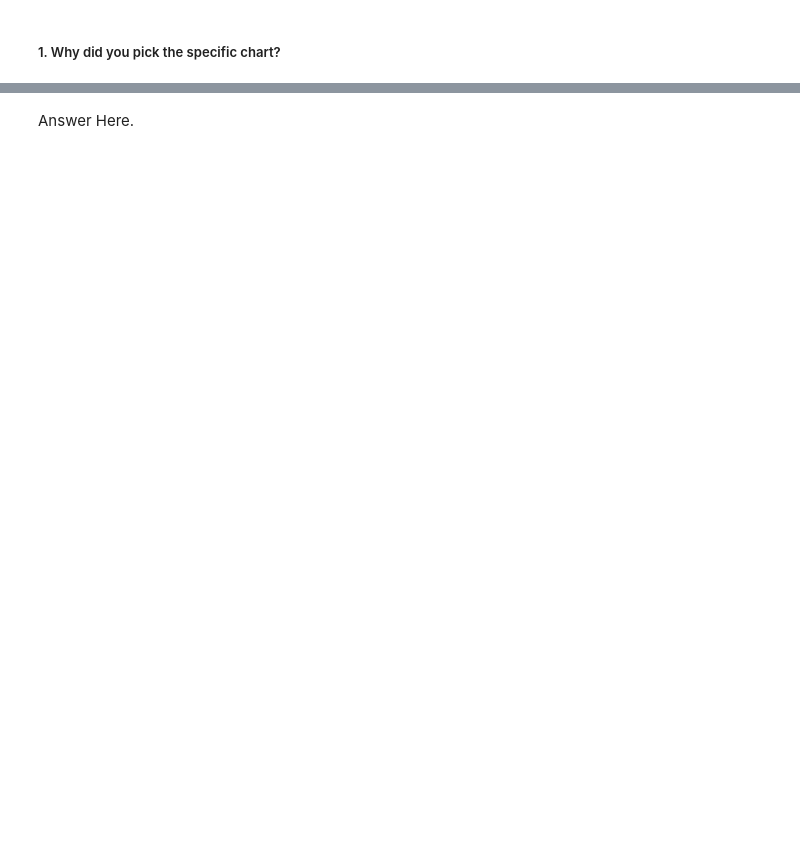
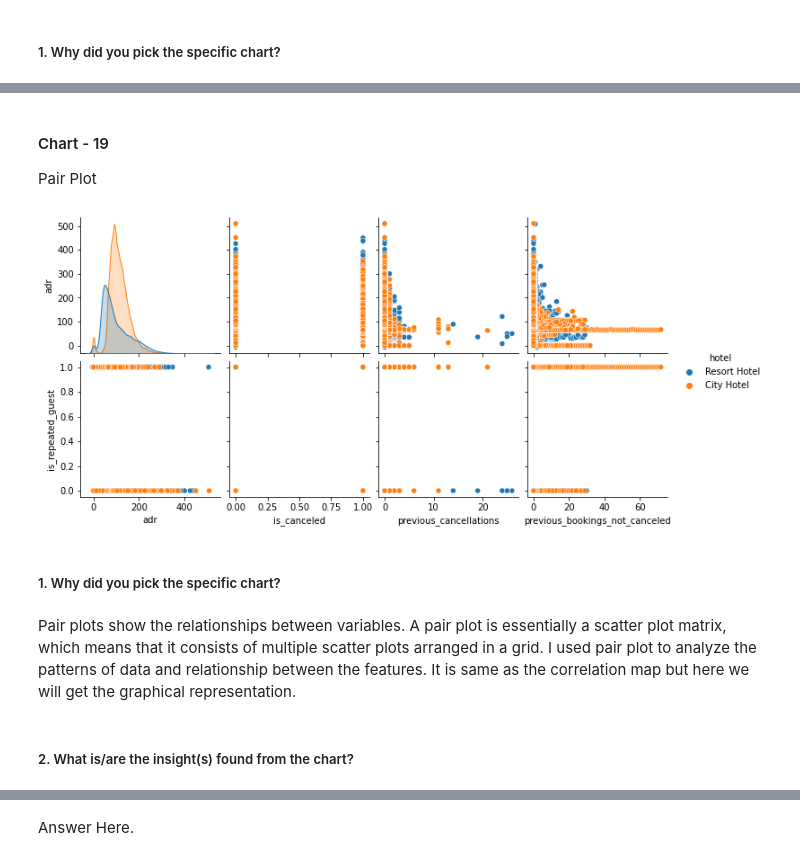
Before and after one commit to abhikr11/EDA_Hotel_Booking_Analysis_Project, a Jupyter notebook: EDA_Hotel_Booking_Analysis_Project.ipynb, the cells around one changed output, grey strips where cells are left out. Cells and saved outputs as stored; diff of their text form; code cells hidden in the pictures; blank space fills up the shorter version.

```diff
--- a/EDA_Hotel_Booking_Analysis_Project.ipynb
+++ b/EDA_Hotel_Booking_Analysis_Project.ipynb
@@ -1478,0 +1472,19 @@ plt.show()
+# %% [markdown]
+#### Chart - 19
+Pair Plot
+# %%
+#plot pairplot for some numerical variables for both City Hotels and Resort Hotels
+sns.pairplot(data = df,
+             x_vars = ['adr','is_canceled','previous_cancellations','previous_bookings_not_canceled'],
+             y_vars = ['adr','is_repeated_guest'],
+             hue = 'hotel')
+
+plt.show()
+# %% [output]
+[figure, added]
+# %% [markdown]
+##### 1. Why did you pick the specific chart?
+# %% [markdown]
+Pair plots show the relationships between variables. A pair plot is essentially a scatter plot matrix, which means that it consists of multiple scatter plots arranged in a grid. I used pair plot to analyze the patterns of data and relationship between the features. It is same as the correlation map but here we will get the graphical representation.
+# %% [markdown]
+##### 2. What is/are the insight(s) found from the chart?
```
Also changed, not shown: parts of 37 cells of this notebook.
